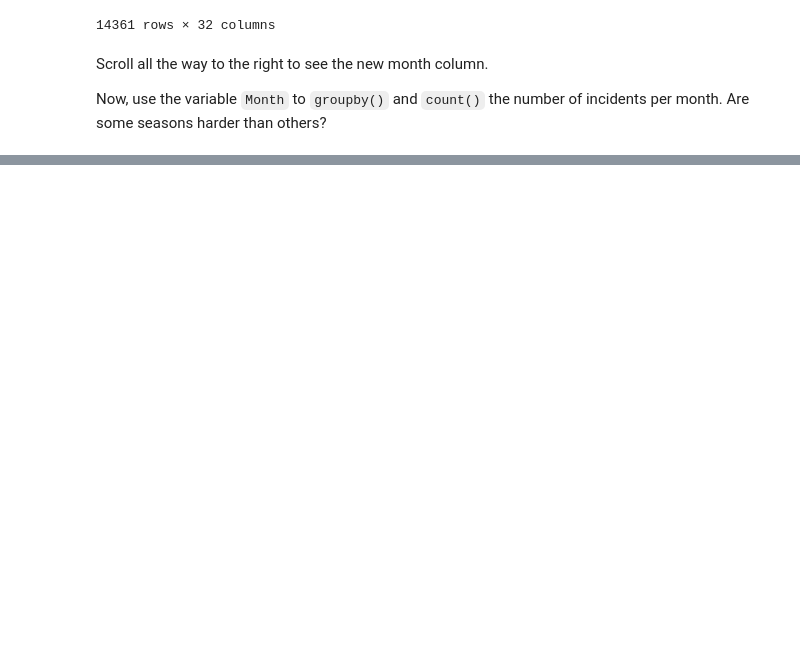
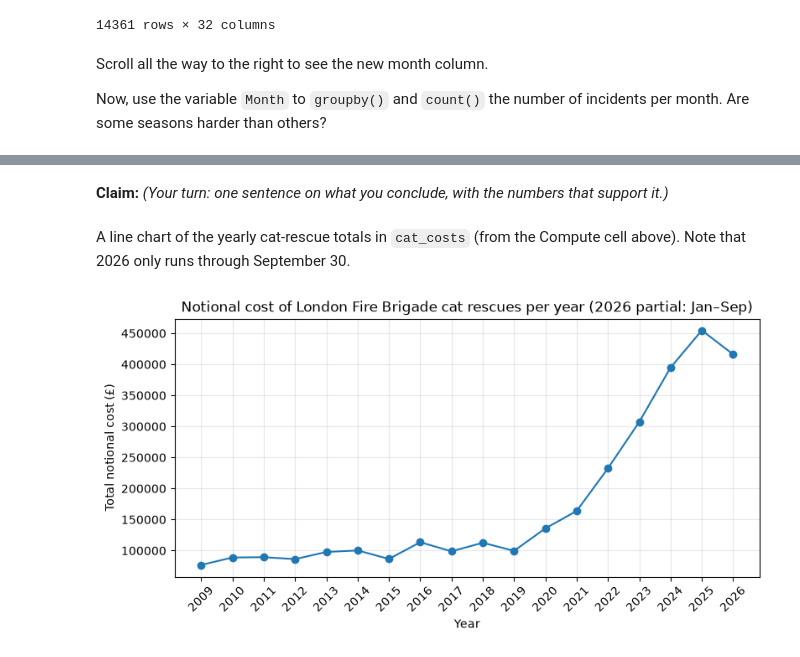
Before and after one commit to ka2931/2026-Image-and-Sound, a Jupyter notebook: lessons/02-homework/Homework_2.ipynb, the cells around one changed output, grey strips where cells are left out. Saved outputs shown, nothing was run; the diff lists cells and outputs as text; code cells hidden in the pictures; blank space fills up the shorter version.

```diff
--- a/lessons/02-homework/Homework_2.ipynb
+++ b/lessons/02-homework/Homework_2.ipynb
@@ -1600,0 +1634,7 @@ Now, use the variable `Month` to `groupby()` and `count()` the number of inciden
+# %%
+# keep only the cat rescues; .str.lower() makes "Cat" and "cat" both become "cat"
+cats = lfb[lfb["AnimalGroupParent"].str.lower() == "cat"]
+
+# total notional cost of cat rescues in each year
+cat_costs = cats.groupby("CalYear", as_index=False)["IncidentNotionalCost(£)"].sum()
+cat_costs
@@ -1600,0 +1725,17 @@ Now, use the variable `Month` to `groupby()` and `count()` the number of inciden
+# %% [markdown]
+**Claim:** *(Your turn: one sentence on what you conclude, with the numbers that support it.)*
+# %% [markdown]
+A line chart of the yearly cat-rescue totals in `cat_costs` (from the Compute cell above). Note that 2026 only runs through September 30.
+# %%
+import matplotlib.pyplot as plt
+
+plt.figure(figsize=(9, 4))
+plt.plot(cat_costs["CalYear"], cat_costs["IncidentNotionalCost(£)"], marker="o")
+plt.title("Notional cost of London Fire Brigade cat rescues per year (2026 partial: Jan–Sep)")
+plt.xlabel("Year")
+plt.ylabel("Total notional cost (£)")
+plt.xticks(cat_costs["CalYear"], rotation=45)
+plt.grid(alpha=0.3)
+plt.show()
+# %% [output]
+[figure, added]
```
Also changed, not shown: parts of 13 cells of this notebook.
